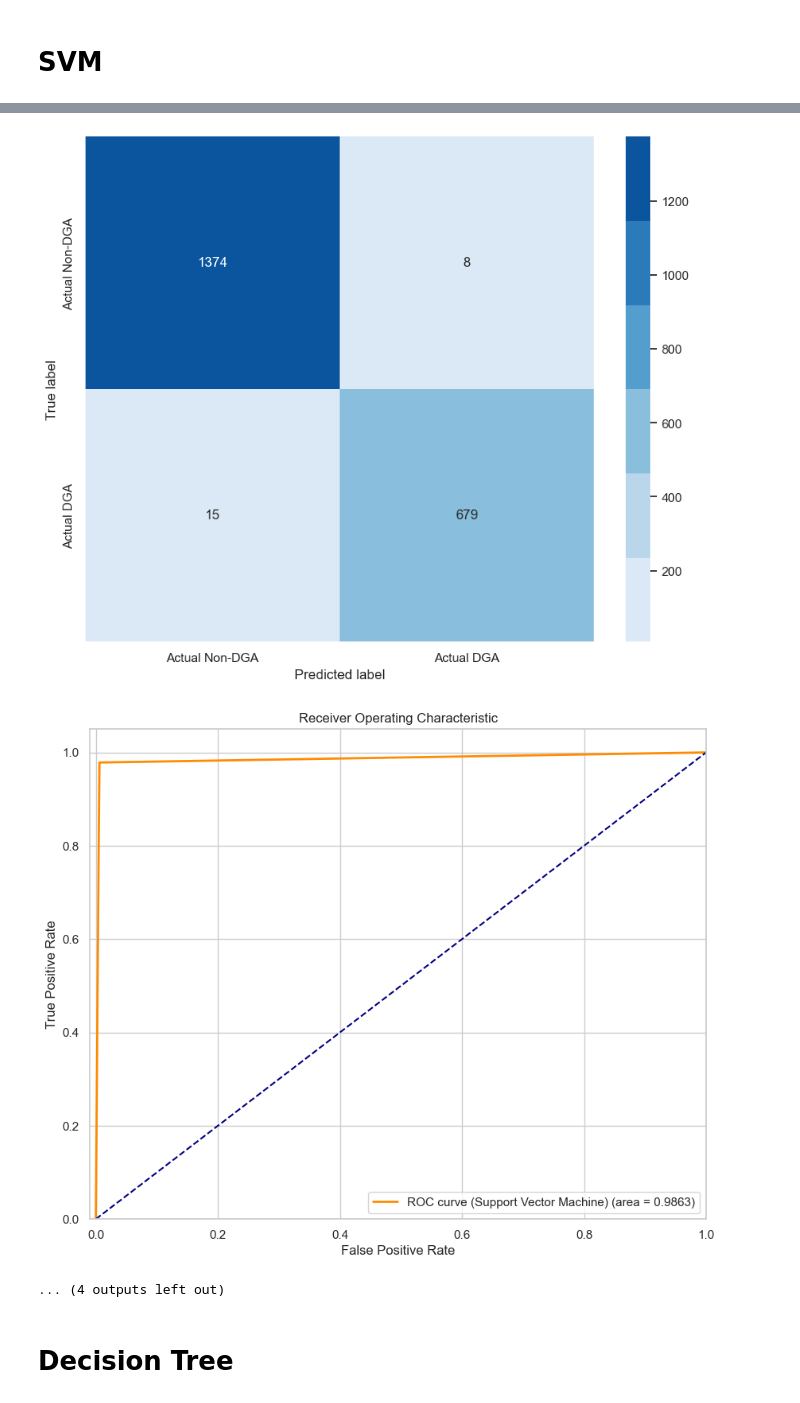
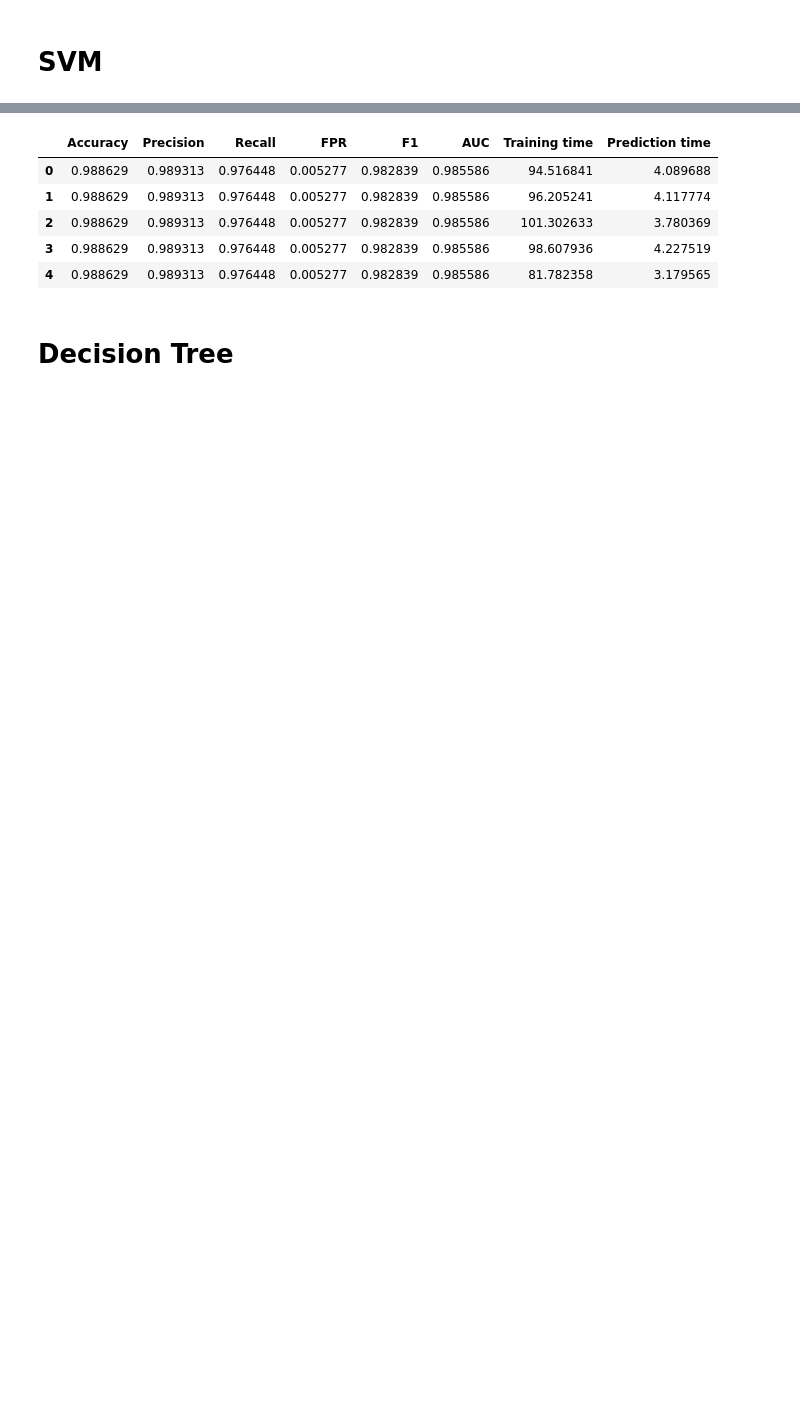
Before and after one commit to kezniklm/DGA-Detector, a Jupyter notebook: training/DGA-Detector-Model-Selection.ipynb, the cells around one changed output, grey strips where cells are left out. Cells and saved outputs as stored; diff of their text form; code cells hidden in the pictures; blank space fills up the shorter version.

```diff
--- a/training/DGA-Detector-Model-Selection.ipynb
+++ b/training/DGA-Detector-Model-Selection.ipynb
@@ -357,7 +291,7 @@ svm_x_train_ = np.where(
     svm_x_train_ == False, 0, np.where(svm_x_train_ == True, 1, svm_x_train_)
 )
 svm_x_test_ = np.where(
-    svm_x_test_ == False, 0, np.where(svm_x_test_== True, 1, svm_x_test_)
+    svm_x_test_ == False, 0, np.where(svm_x_test_ == True, 1, svm_x_test_)
 )
 
 # MinMax data scaler
@@ -370,17 +304,18 @@ params = {
     "C": 60,  # Regularization parameter
     "gamma": 0.12,  # Kernel coefficient
     "kernel": "rbf",  # ['rbf', 'linear', 'poly', 'sigmoid']
-    "shrinking": True, # heuristic method used to reduce computation
-    "probability": True, # Estmates class probabilities
+    "shrinking": True,  # heuristic method used to reduce computation
+    "probability": True,  # Estmates class probabilities
     "verbose": False,  # Set to False to avoid excessive output
 }
 
 for seed in SEEDS:
-    print("-----------------------------------")
     print(f"Support Vector Machine - Seed: {seed}")
 
     # Shuffle
-    svm_x_train, svm_y_train = shuffle(svm_x_train_scaled, svm_y_train_, random_state=seed)
+    svm_x_train, svm_y_train = shuffle(
+        svm_x_train_scaled, svm_y_train_, random_state=seed
+    )
 
     # Create Support Vector Machine model
     svm = SVC(**params, random_state=seed)
@@ -416,13 +351,6 @@ for seed in SEEDS:
     results["SVM"]["Training time"].append(training_time)
     results["SVM"]["Prediction time"].append(prediction_time)
 
-    # Plot confusion matrix
-    plot_confusion_matrix(svm_y_test_, svm_y_pred, classes=["Actual Non-DGA", "Actual DGA"])
-
-    # Plot ROC curve
-    plot_roc_curve(svm_y_test_, svm_y_pred, classifier_label="Support Vector Machine")
-
-
 # Print the results in a dataframe - well-formatted table
 results_df = pd.DataFrame(results["SVM"])
 results_df
@@ -444,6 +363,9 @@ Support Vector Machine - Seed: 18506
-[figure, removed]
-[figure, removed]
-... (4 outputs left out)
+|  | Accuracy | Precision | Recall | FPR | F1 | AUC | Training time | Prediction time |
+| 0 | 0.988629 | 0.989313 | 0.976448 | 0.005277 | 0.982839 | 0.985586 | 94.516841 | 4.089688 |
+| 1 | 0.988629 | 0.989313 | 0.976448 | 0.005277 | 0.982839 | 0.985586 | 96.205241 | 4.117774 |
+| 2 | 0.988629 | 0.989313 | 0.976448 | 0.005277 | 0.982839 | 0.985586 | 101.302633 | 3.780369 |
+| 3 | 0.988629 | 0.989313 | 0.976448 | 0.005277 | 0.982839 | 0.985586 | 98.607936 | 4.227519 |
+| 4 | 0.988629 | 0.989313 | 0.976448 | 0.005277 | 0.982839 | 0.985586 | 81.782358 | 3.179565 |
 # %% [markdown]
 # Decision Tree
 # %%
```
Also changed, not shown: parts of 28 cells of this notebook.
